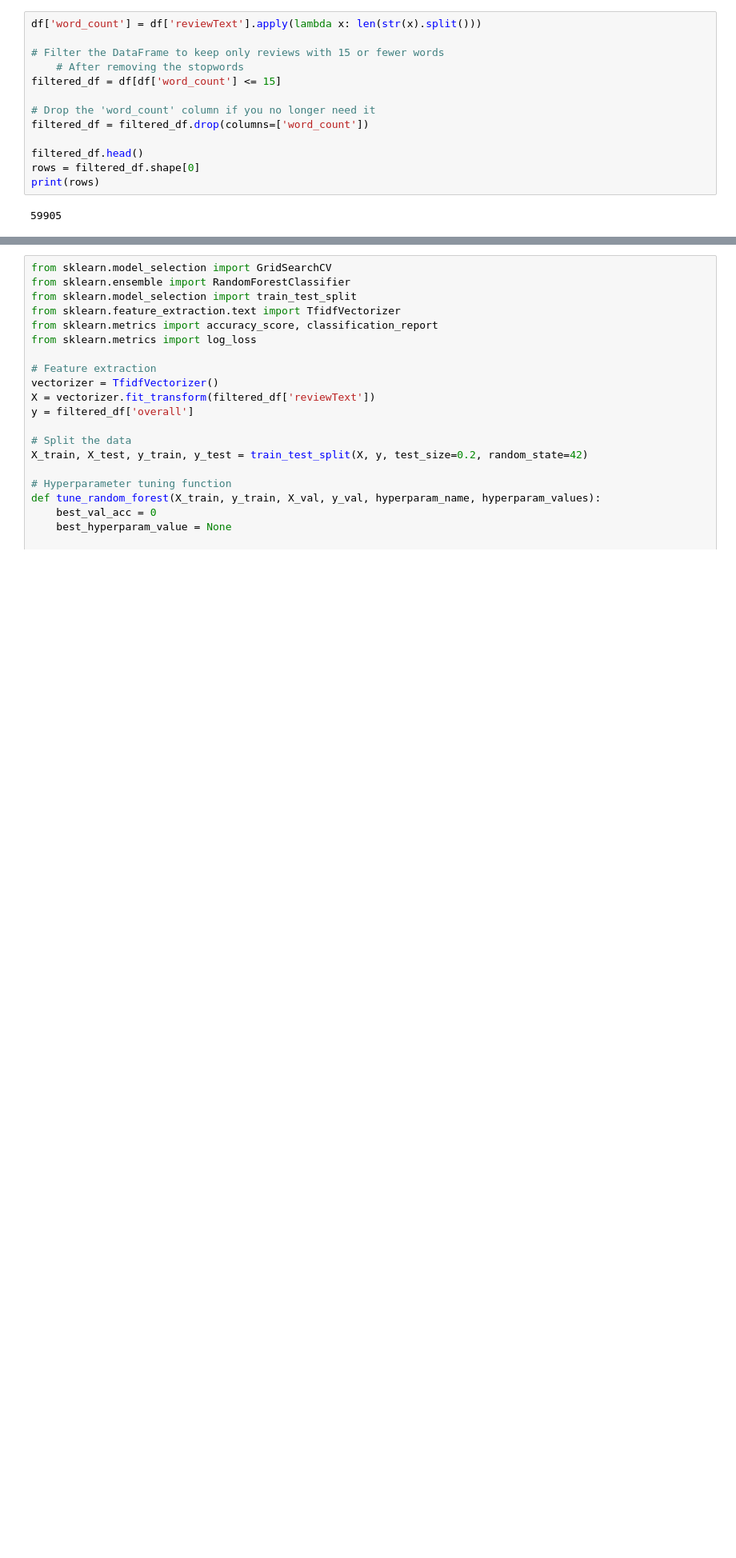
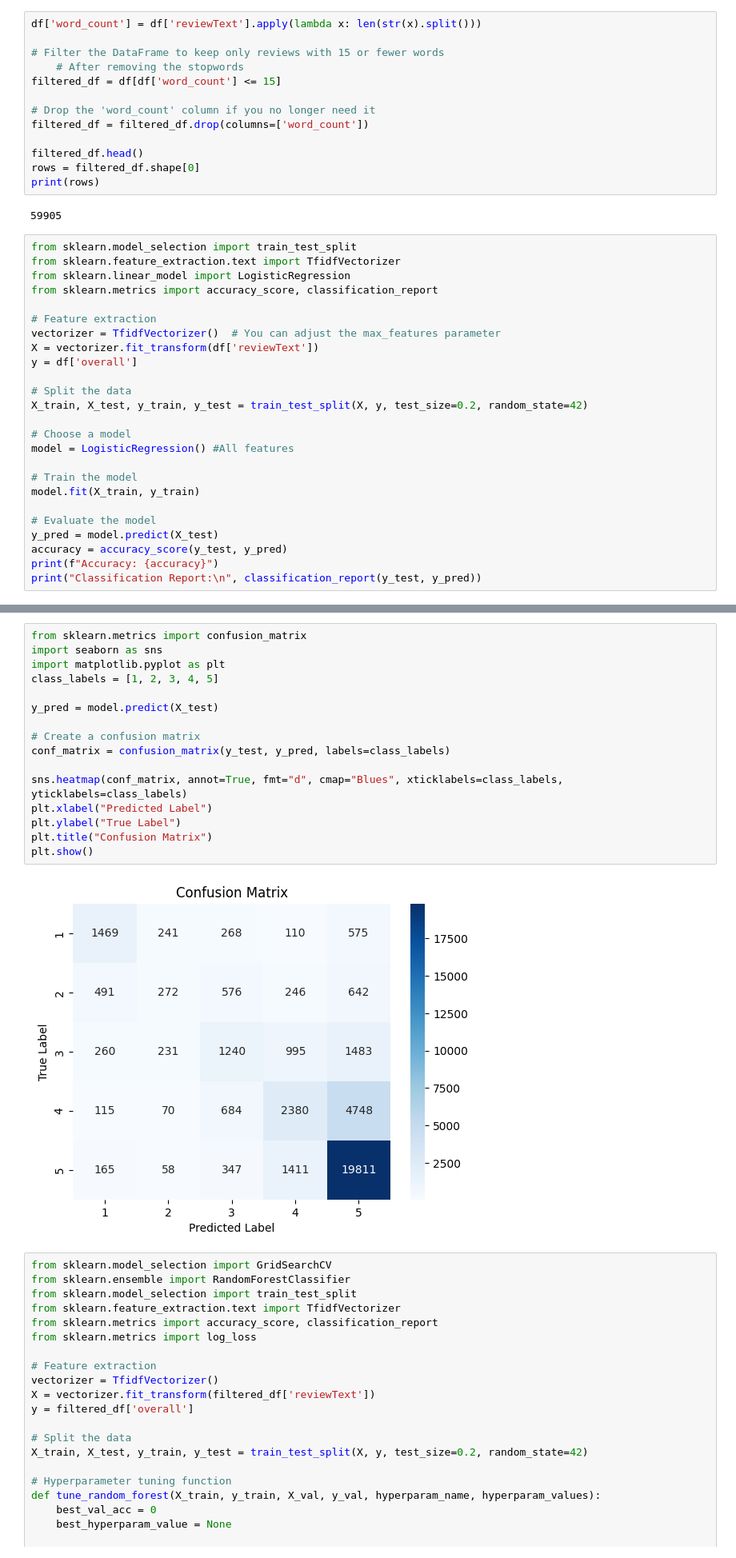
Before and after one commit to ChilledNeon/CS39AA-Project, a Jupyter notebook: new-llm-notebook.ipynb, the cells around one changed output, grey strips where cells are left out. Shown at 80% size. Cells and saved outputs as stored; diff of their text form; blank space fills up the shorter version.

```diff
--- a/new-llm-notebook.ipynb
+++ b/new-llm-notebook.ipynb
@@ -77,3 +77,28 @@ rows = filtered_df.shape[0]
 print(rows)
 # %% [output]
 59905
+# %%
+from sklearn.model_selection import train_test_split
+from sklearn.feature_extraction.text import TfidfVectorizer
+from sklearn.linear_model import LogisticRegression
+from sklearn.metrics import accuracy_score, classification_report
+
+# Feature extraction
+vectorizer = TfidfVectorizer()  # You can adjust the max_features parameter
+X = vectorizer.fit_transform(df['reviewText'])
+y = df['overall']
+
+# Split the data
+X_train, X_test, y_train, y_test = train_test_split(X, y, test_size=0.2, random_state=42)
+
+# Choose a model
+model = LogisticRegression() #All features
+
+# Train the model
+model.fit(X_train, y_train)
+
+# Evaluate the model
+y_pred = model.predict(X_test)
+accuracy = accuracy_score(y_test, y_pred)
+print(f"Accuracy: {accuracy}")
+print("Classification Report:\n", classification_report(y_test, y_pred))
@@ -80,3 +126,21 @@ print(rows)
+# %%
+from sklearn.metrics import confusion_matrix
+import seaborn as sns
+import matplotlib.pyplot as plt
+class_labels = [1, 2, 3, 4, 5]
+
+y_pred = model.predict(X_test)
+
+# Create a confusion matrix
+conf_matrix = confusion_matrix(y_test, y_pred, labels=class_labels)
+
+sns.heatmap(conf_matrix, annot=True, fmt="d", cmap="Blues", xticklabels=class_labels, yticklabels=class_labels)
+plt.xlabel("Predicted Label")
+plt.ylabel("True Label")
+plt.title("Confusion Matrix")
+plt.show()
+# %% [output]
+[figure, added]
 # %%
 from sklearn.model_selection import GridSearchCV
 from sklearn.ensemble import RandomForestClassifier
```
Also changed, not shown: parts of 2 cells of this notebook.
